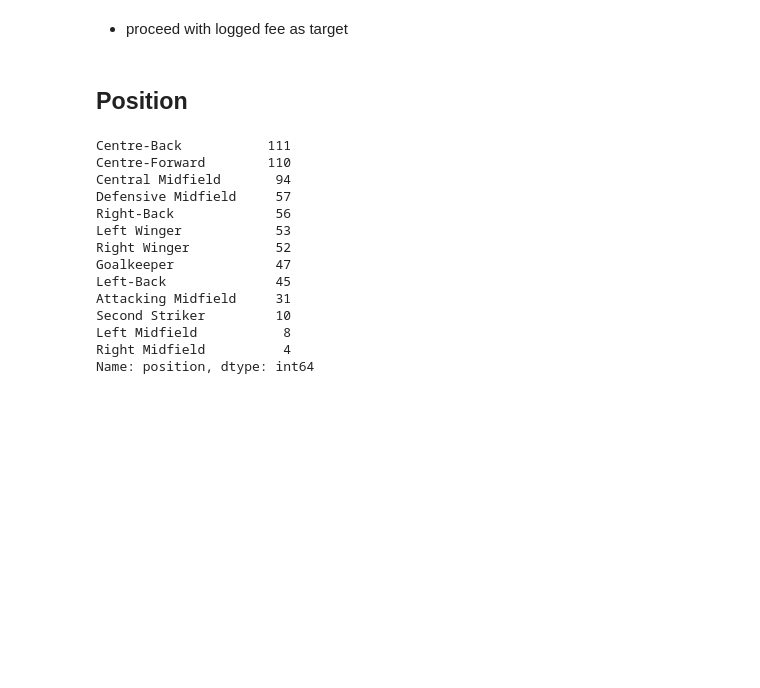
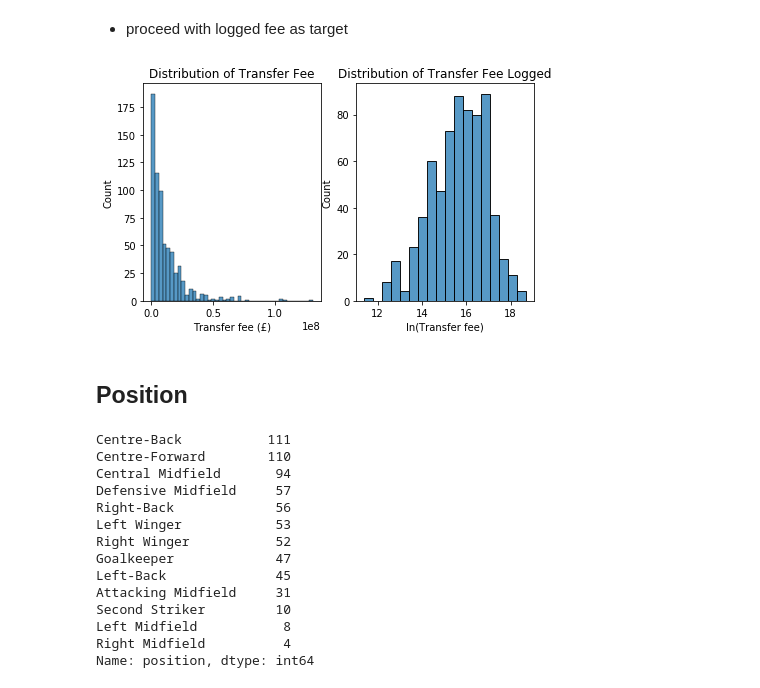
Before and after one commit to etr359/capstone, a Jupyter notebook: EDA and feature engineering.ipynb, the cells around one changed output. Saved outputs shown, nothing was run; the diff lists cells and outputs as text; code cells hidden in the pictures; blank space fills up the shorter version.

```diff
--- a/EDA and feature engineering.ipynb
+++ b/EDA and feature engineering.ipynb
@@ -105,5 +119,18 @@ plt.hist(df['fee_final_logged']);
 # %% [markdown]
 * proceed with logged fee as target
+# %%
+fig, axes = plt.subplots(1, 2, figsize=(7,4))
+sns.histplot(ax=axes[0], data=df, x='fee_final')
+sns.histplot(ax=axes[1], data=df, x='fee_final_logged')
+
+axes[0].set_title('Distribution of Transfer Fee')
+axes[0].set_xlabel('Transfer fee (£)');
+
+axes[1].set_title('Distribution of Transfer Fee Logged')
+axes[1].set_xlabel('ln(Transfer fee)');
+plt.savefig('images/transfer_fee_dist_unlogged_and_logged.png')
+# %% [output]
+[figure, added]
 # %% [markdown]
 ## Position
 # %%
```
Also changed, not shown: parts of 10 cells of this notebook, 7 other files.
